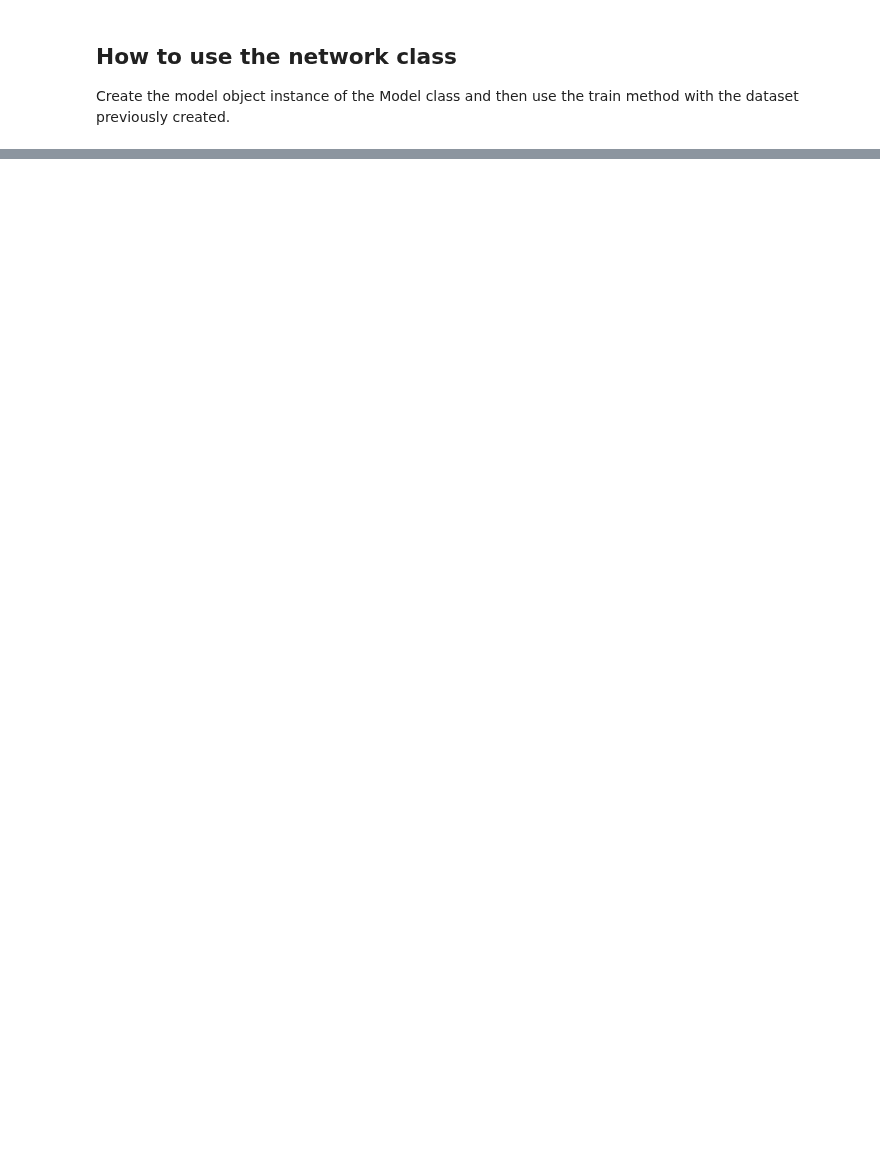
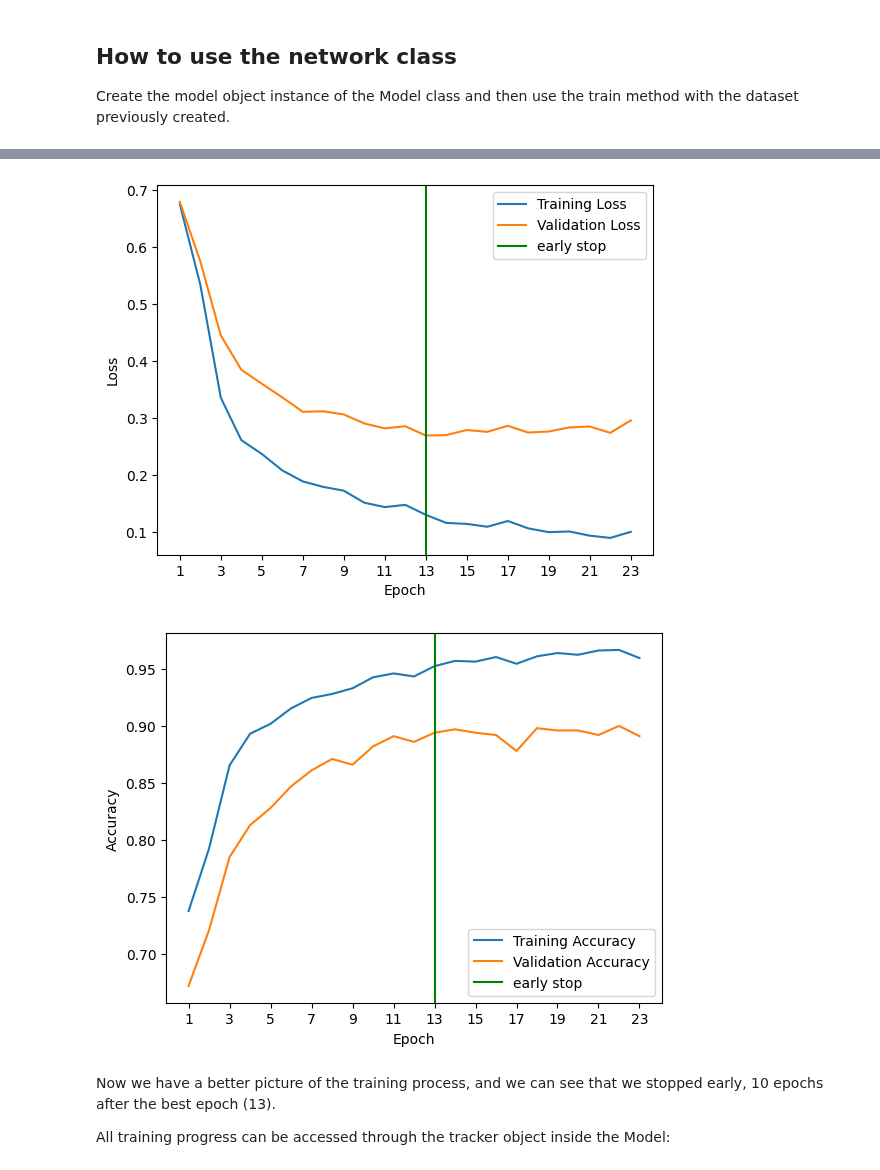
Before and after one commit to arthurdehgan/meegnet, a Jupyter notebook: docs/train_network.ipynb, the cells around one changed output, grey strips where cells are left out. Drawn from its saved outputs; the diff is of its cells as text; code cells hidden in the pictures; blank space fills up the shorter version.

```diff
--- a/docs/train_network.ipynb
+++ b/docs/train_network.ipynb
@@ -113,0 +90,2 @@ predicted label: 5, original label: 5.0
+# %%
+my_model.train(dataset, continue_training=True, verbose=1)
@@ -113,0 +98,10 @@ predicted label: 5, original label: 5.0
+# %%
+my_model.plot_loss()
+my_model.plot_accuracy();
+# %% [output]
+[figure, added]
+[figure, added]
+# %% [markdown]
+Now we have a better picture of the training process, and we can see that we stopped early, 10 epochs after the best epoch (13).
+
+All training progress can be accessed through the tracker object inside the Model:
```
Also changed, not shown: parts of 12 cells of this notebook.
